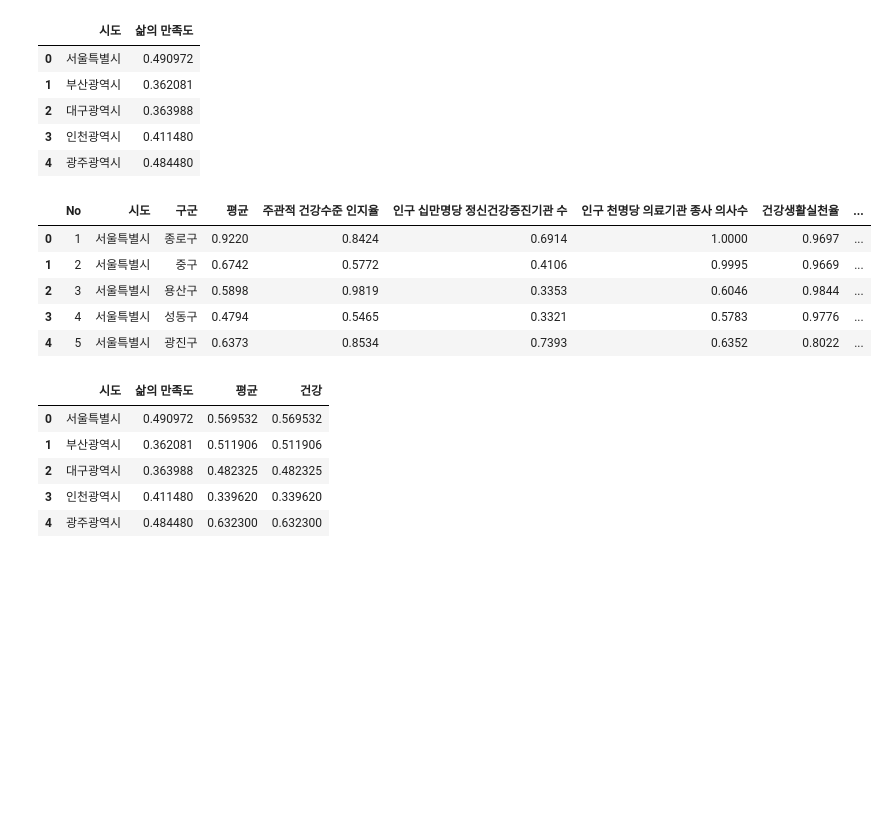
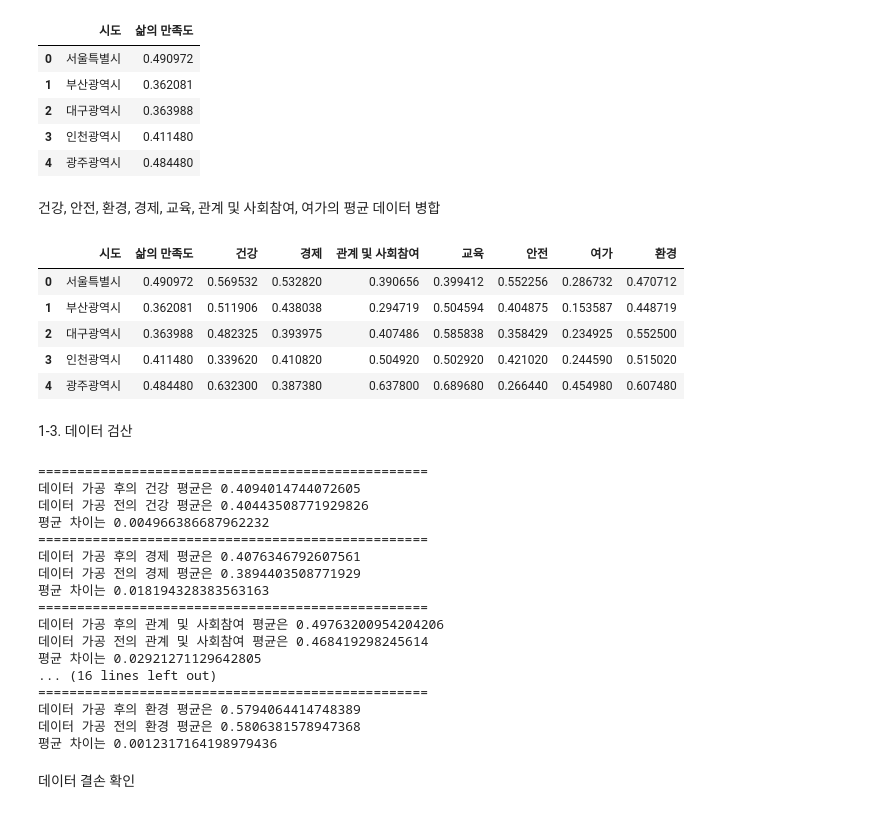
Before and after one commit to KimDongHyun0907/Sesac_openAI, a Jupyter notebook: 데이터 분석 및 시각화/판다스/행복지수 데이터 분석_작업.ipynb, the cells around one changed output. Cells and saved outputs as stored; diff of their text form; code cells hidden in the pictures; blank space fills up the shorter version.

```diff
--- a/데이터 분석 및 시각화/판다스/행복지수 데이터 분석_작업.ipynb
+++ b/데이터 분석 및 시각화/판다스/행복지수 데이터 분석_작업.ipynb
@@ -54,7 +42,7 @@ happy_life
 # %% [markdown]
 시도 데이터 추출
 # %%
-happy_merge = pd.DataFrame({'시도' : happy_life['시도'].unique()})
+happy_merge = pd.DataFrame({'시도' : filenames['삶의만족도'][1]['시도'].unique()})
 happy_merge
 # %% [output]
 |  | 시도 |
@@ -78,7 +66,7 @@ happy_merge
 # %% [markdown]
 '삶의 만족도' 데이터 병합
 # %%
-life = happy_life['삶의 만족도'].groupby(happy_life['시도']).mean()
+life = filenames['삶의만족도'][1]['삶의 만족도'].groupby(filenames['삶의만족도'][1]['시도']).mean()
 happy_merge = pd.merge(happy_merge, life, on='시도')
 happy_merge.head()
 # %% [output]
@@ -88,23 +76,56 @@ happy_merge.head()
 | 2 | 대구광역시 | 0.363988 |
 | 3 | 인천광역시 | 0.411480 |
 | 4 | 광주광역시 | 0.484480 |
+# %% [markdown]
+건강, 안전, 환경, 경제, 교육, 관계 및 사회참여, 여가의 평균 데이터 병합
+# %%
+def element_avg_merge(happy_merge, happy_element, word):
+    element = happy_element['평균'].groupby(happy_element['시도']).mean()
+    happy_merge = pd.merge(happy_merge, element.rename(word), on='시도')
+    return happy_merge
+# %%
+for name in filenames:
+    if name != '삶의만족도':
+        happy_merge = element_avg_merge(happy_merge, filenames[name][1], name)
 # %%
-happy_health.head()
+happy_merge.head()
 # %% [output]
-|  | No | 시도 | 구군 | 평균 | 주관적 건강수준 인지율 | 인구 십만명당 정신건강증진기관 수 | 인구 천명당 의료기관 종사 의사수 | 건강생활실천율 | ... |
-| 0 | 1 | 서울특별시 | 종로구 | 0.9220 | 0.8424 | 0.6914 | 1.0000 | 0.9697 | ... |
-| 1 | 2 | 서울특별시 | 중구 | 0.6742 | 0.5772 | 0.4106 | 0.9995 | 0.9669 | ... |
-| 2 | 3 | 서울특별시 | 용산구 | 0.5898 | 0.9819 | 0.3353 | 0.6046 | 0.9844 | ... |
-| 3 | 4 | 서울특별시 | 성동구 | 0.4794 | 0.5465 | 0.3321 | 0.5783 | 0.9776 | ... |
-| 4 | 5 | 서울특별시 | 광진구 | 0.6373 | 0.8534 | 0.7393 | 0.6352 | 0.8022 | ... |
+|  | 시도 | 삶의 만족도 | 건강 | 경제 | 관계 및 사회참여 | 교육 | 안전 | 여가 | 환경 |
+| 0 | 서울특별시 | 0.490972 | 0.569532 | 0.532820 | 0.390656 | 0.399412 | 0.552256 | 0.286732 | 0.470712 |
+| 1 | 부산광역시 | 0.362081 | 0.511906 | 0.438038 | 0.294719 | 0.504594 | 0.404875 | 0.153587 | 0.448719 |
+| 2 | 대구광역시 | 0.363988 | 0.482325 | 0.393975 | 0.407486 | 0.585838 | 0.358429 | 0.234925 | 0.552500 |
+| 3 | 인천광역시 | 0.411480 | 0.339620 | 0.410820 | 0.504920 | 0.502920 | 0.421020 | 0.244590 | 0.515020 |
+| 4 | 광주광역시 | 0.484480 | 0.632300 | 0.387380 | 0.637800 | 0.689680 | 0.266440 | 0.454980 | 0.607480 |
-# %%
-health = happy_health['평균'].groupby(happy_life['시도']).mean()
-happy_merge = pd.merge(happy_merge, health.rename('건강'), on='시도')
-happy_merge.head()
-# %% [output]
-|  | 시도 | 삶의 만족도 | 평균 | 건강 |
-| 0 | 서울특별시 | 0.490972 | 0.569532 | 0.569532 |
-| 1 | 부산광역시 | 0.362081 | 0.511906 | 0.511906 |
-| 2 | 대구광역시 | 0.363988 | 0.482325 | 0.482325 |
-| 3 | 인천광역시 | 0.411480 | 0.339620 | 0.339620 |
-| 4 | 광주광역시 | 0.484480 | 0.632300 | 0.632300 |
+# %% [markdown]
+1-3. 데이터 검산
+# %%
+for name in filenames:
+    print('='*50)
+    if name != '삶의만족도':
+        print(f'데이터 가공 후의 {name} 평균은 {happy_merge[name].mean()}')
+        print(f'데이터 가공 전의 {name} 평균은 {filenames[name][1]['평균'].mean()}')
+        print(f'평균 차이는 {abs(happy_merge[name].mean() - filenames[name][1]['평균'].mean())}')
+    else:
+        print(f'데이터 가공 후의 {name} 평균은 {happy_merge['삶의 만족도'].mean()}')
+        print(f'데이터 가공 전의 {name} 평균은 {filenames[name][1]['삶의 만족도'].mean()}')
+        print(f'평균 차이는 {abs(happy_merge['삶의 만족도'].mean() - filenames[name][1]['삶의 만족도'].mean())}')
+# %% [output]
+==================================================
+데이터 가공 후의 건강 평균은 0.4094014744072605
+데이터 가공 전의 건강 평균은 0.40443508771929826
+평균 차이는 0.004966386687962232
+==================================================
+데이터 가공 후의 경제 평균은 0.4076346792607561
+데이터 가공 전의 경제 평균은 0.3894403508771929
+평균 차이는 0.018194328383563163
+==================================================
+데이터 가공 후의 관계 및 사회참여 평균은 0.49763200954204206
+데이터 가공 전의 관계 및 사회참여 평균은 0.468419298245614
+평균 차이는 0.02921271129642805
+... (16 lines left out)
+==================================================
+데이터 가공 후의 환경 평균은 0.5794064414748389
+데이터 가공 전의 환경 평균은 0.5806381578947368
+평균 차이는 0.0012317164198979436
+# %% [markdown]
+데이터 결손 확인
```
Also changed, not shown: parts of 29 cells of this notebook.
